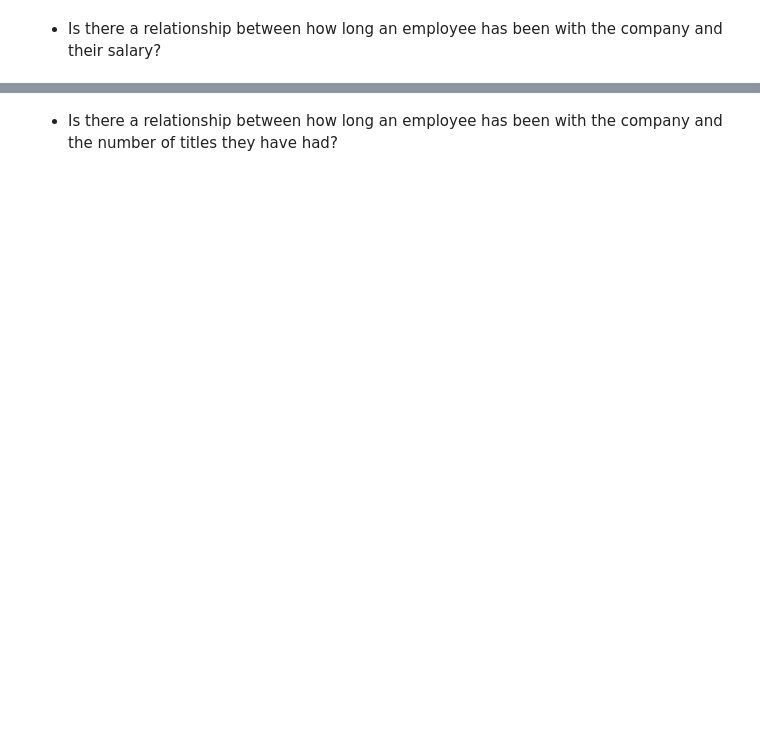
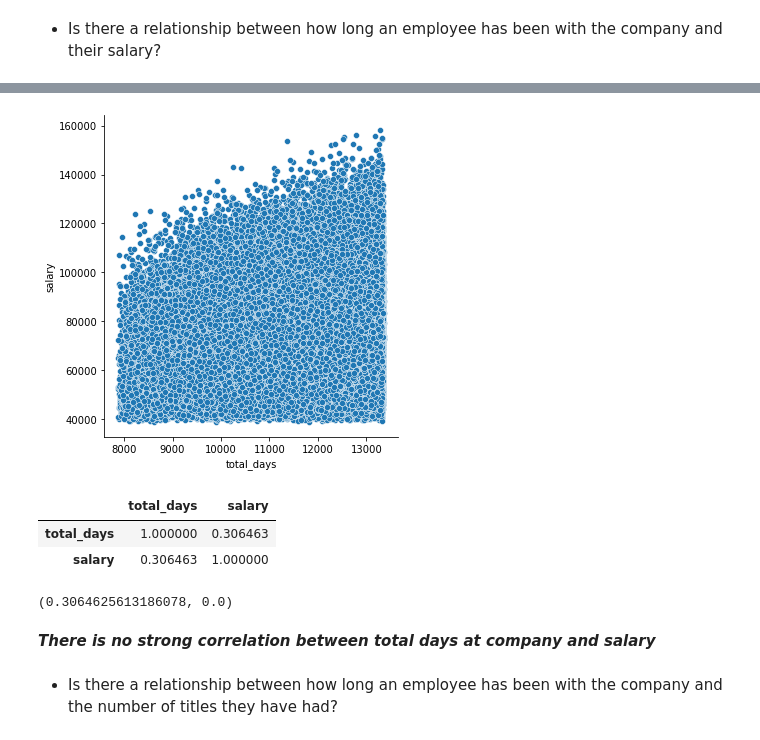
Before and after one commit to adam-talbot/statistics-exercises, a Jupyter notebook: hypothesis_testing.ipynb, the cells around one changed output, grey strips where cells are left out. Drawn from its saved outputs; the diff is of its cells as text; code cells hidden in the pictures; blank space fills up the shorter version.

Commit message:
finished correlation exercises

```diff
--- a/hypothesis_testing.ipynb
+++ b/hypothesis_testing.ipynb
@@ -679,0 +684,11 @@ Use the employees database.
+# %%
+def get_db_url(user, host, password, database):
+    return f'mysql+pymysql://{user}:{password}@{host}/{database}'
+# %%
+query = """
+select *
+from employees as e
+join salaries as s on e.emp_no = s.emp_no and s.to_date > curdate();
+"""
+# %%
+df = pd.read_sql(query, get_db_url(user, host, password, 'employees'))
@@ -681,0 +709,5 @@ Use the employees database.
+# %%
+# create a new column that is total days with company
+# will use today minus start date to find tenure in days
+df['total_days'] = (pd.datetime.now().date() - df.hire_date).dt.days
+df.head()
@@ -681,0 +721,18 @@ Use the employees database.
+# %%
+sns.relplot(x='total_days', y='salary', data=df)
+plt.show()
+# %% [output]
+[figure, added]
+# %%
+df[['total_days', 'salary']].corr()
+# %% [output]
+|  | total_days | salary |
+| total_days | 1.000000 | 0.306463 |
+| salary | 0.306463 | 1.000000 |
+# %%
+r, p = stats.pearsonr(df.total_days, df.salary)
+r, p
+# %% [output]
+(0.3064625613186078, 0.0)
+# %% [markdown]
+***There is no strong correlation between total days at company and salary***
```
Also changed, not shown: parts of 31 cells of this notebook.
